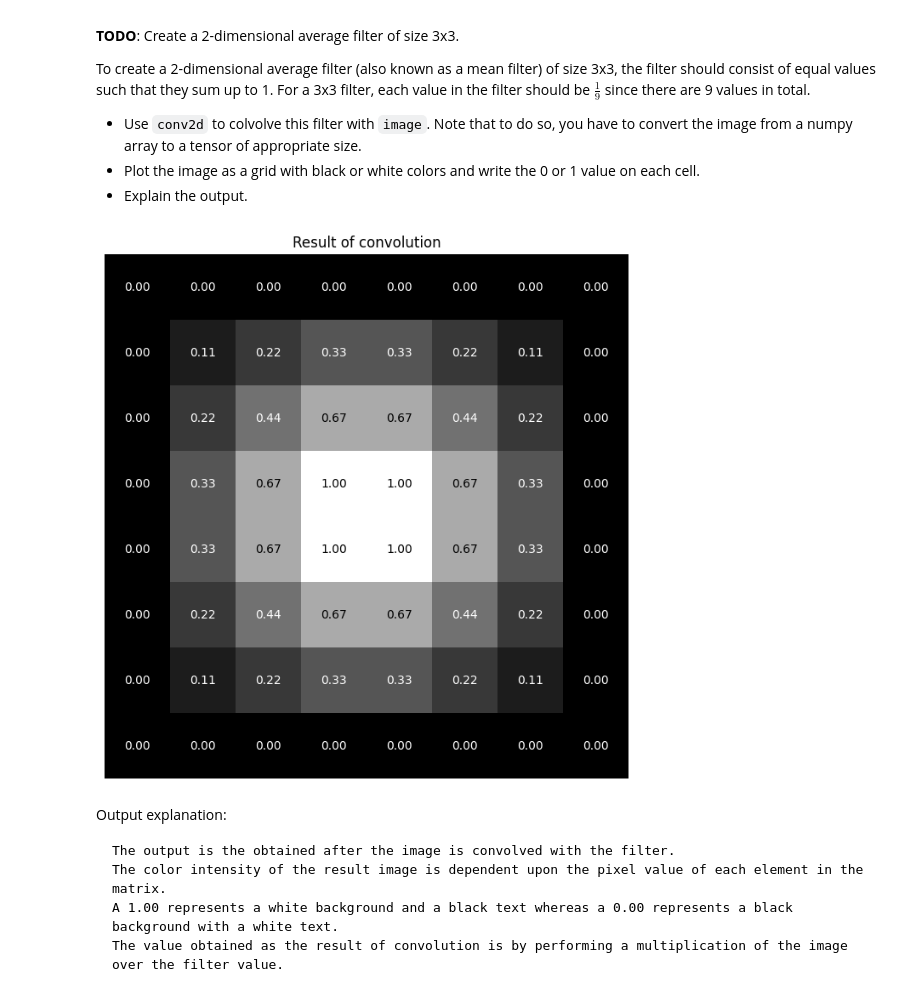
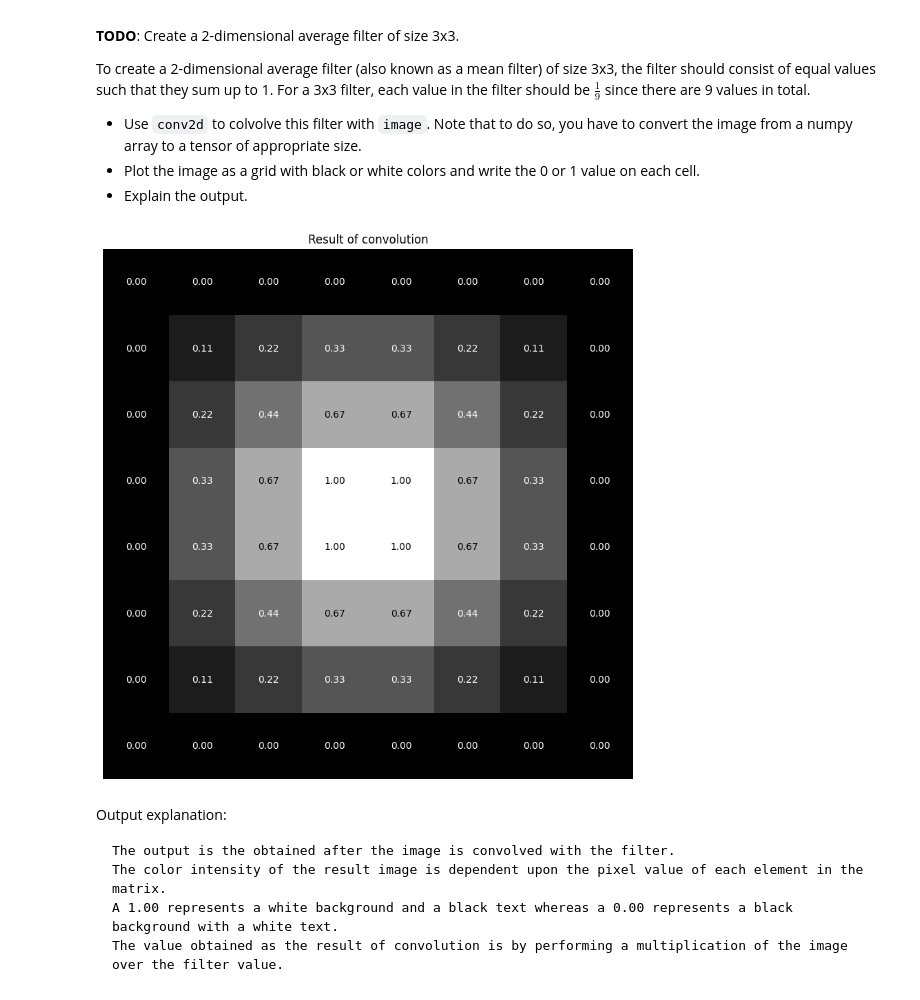
Before and after one commit to HARINI-RadheyKrishna/Machine_Learning, a Jupyter notebook: EE599_ML_Systems_HW2.ipynb, the cells around one changed output. Drawn from its saved outputs; the diff is of its cells as text; code cells hidden in the pictures.

```diff
--- a/EE599_ML_Systems_HW2.ipynb
+++ b/EE599_ML_Systems_HW2.ipynb
@@ -124,32 +124,32 @@ To create a 2-dimensional average filter (also known as a mean filter) of size 3
 # %%
 filter_size = 3
 filter_value = 1 / (filter_size * filter_size)
 filter = np.full((filter_size, filter_size), filter_value)
 
 #Converting the numpy arrays into tensors to apply the conv2d function
 filter_tensor = torch.tensor(filter)
 image_tensor = torch.tensor(image)
 
 #Applying the convolution function
 image_tensor = image_tensor.unsqueeze(0).unsqueeze(0)  # Add batch and channel dimensions
 filter_tensor = filter_tensor.unsqueeze(0).unsqueeze(0)  # Add batch and channel dimensions
 convolved_result = F.conv2d(image_tensor, filter_tensor)
 #print(convolved_result, convolved_result.shape)
 
 convolved_result = convolved_result.squeeze().numpy()
 
-plt.figure(figsize = (8,8))
+plt.figure(figsize = (10,10))
 plt.imshow(convolved_result, cmap='gray')
 for i in range(convolved_result.shape[0]):
     for j in range(convolved_result.shape[1]):
         pixel_value1 = convolved_result[i, j]
         text_color = 'white' if pixel_value1 < 0.5 else 'black'
         plt.text(j, i, f'{pixel_value1:.2f}', ha='center', va='center', color=text_color)
 plt.title("Result of convolution")
 plt.axis('off')
 plt.show()
 # %% [output]
-[figure, old version]
+[figure, new version]
 # %% [markdown]
 Output explanation:
 
```
Also changed, not shown: parts of 10 cells of this notebook.
